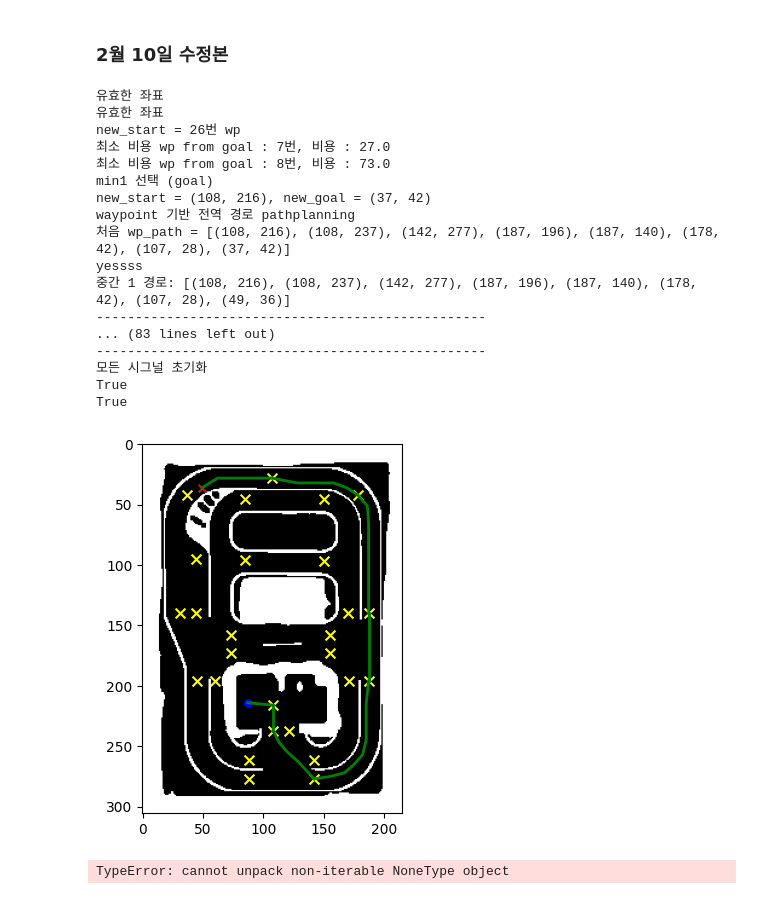
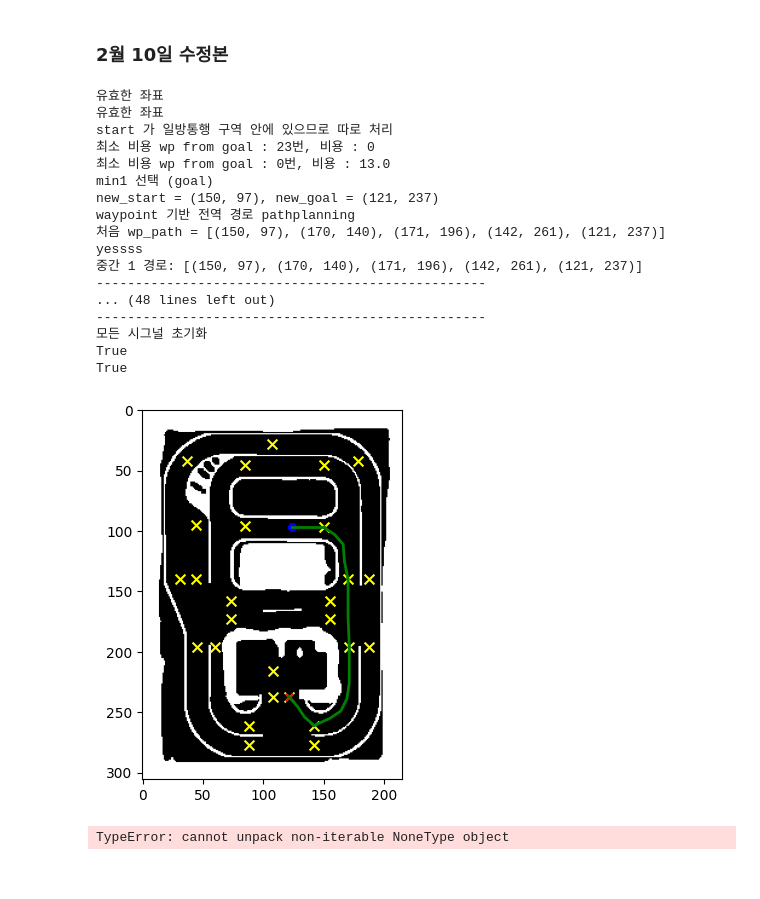
Before and after one commit to kimwanseop/ROS-Project, a Jupyter notebook: src/Server/User_GUI/asap_pathplanning.ipynb, the cells around one changed output. Saved outputs shown, nothing was run; the diff lists cells and outputs as text; code cells hidden in the pictures.

```diff
--- a/src/Server/User_GUI/asap_pathplanning.ipynb
+++ b/src/Server/User_GUI/asap_pathplanning.ipynb
@@ -1520,7 +1520,7 @@ for wp, neighbors in waypoint_graph.items():
 
 # 렌트 여부, 반납 여부
 # GUI 로부터 받아야 하는 신호
-is_renting = True
+is_renting = False
 pp_cnt = False
 # return_sig = False
 
@@ -1535,9 +1535,9 @@ one_way = None
 exc_sig = None
 
 # 테스트 실행
-start = (87, 214) # 시작 좌표
+start = (124, 97) # 시작 좌표
 # start = wp_num[21]  # 목표 좌표
-goal = (49, 36)  # (53, 20) 에러 발생
+goal = (96, 49)  # (53, 20) 에러 발생
 
 # 둘 다 True 면 실행되야 함.
 start_valid = valid_start_goal(start)
@@ -1707,41 +1707,42 @@ if start_valid and goal_valid:
                 print('-' * 50)
             linked_path = np.concatenate(linked_path)
             _, idx = np.unique(linked_path, axis=0, return_index=True)
             final_path = linked_path[np.sort(idx)]
         else:
             print('No path found')
     else:
         print('현재 목적지 근처에 있습니다.')
 
+
     # 시그널 초기화
     print('모든 시그널 초기화')
     is_renting = return_sig = False
     min1_take = min2_take = one_way = exc_sig = for_cnt = None
 else:
     print('호출 및 주정차 금지 구역입니다.')
 
 
 print(start_valid)
 print(goal_valid)
 # %% [output]
 유효한 좌표
 유효한 좌표
-new_start = 26번 wp
-최소 비용 wp from goal : 7번, 비용 : 27.0
-최소 비용 wp from goal : 8번, 비용 : 73.0
+start 가 일방통행 구역 안에 있으므로 따로 처리
+최소 비용 wp from goal : 23번, 비용 : 0
+최소 비용 wp from goal : 0번, 비용 : 13.0
 min1 선택 (goal)
-new_start = (108, 216), new_goal = (37, 42)
+new_start = (150, 97), new_goal = (121, 237)
 waypoint 기반 전역 경로 pathplanning
-처음 wp_path = [(108, 216), (108, 237), (142, 277), (187, 196), (187, 140), (178, 42), (107, 28), (37, 42)]
+처음 wp_path = [(150, 97), (170, 140), (171, 196), (142, 261), (121, 237)]
 yessss
-중간 1 경로: [(108, 216), (108, 237), (142, 277), (187, 196), (187, 140), (178, 42), (107, 28), (49, 36)]
+중간 1 경로: [(150, 97), (170, 140), (171, 196), (142, 261), (121, 237)]
 --------------------------------------------------
-... (83 lines left out)
+... (48 lines left out)
 --------------------------------------------------
 모든 시그널 초기화
 True
 True
-[figure, old version]
+[figure, new version]
 # %%
 def find_start_goal(coord, waypoint_graph, grid, weight_map, flag=None):
         global min1_take, min2_take, one_way, exc_sig
```
